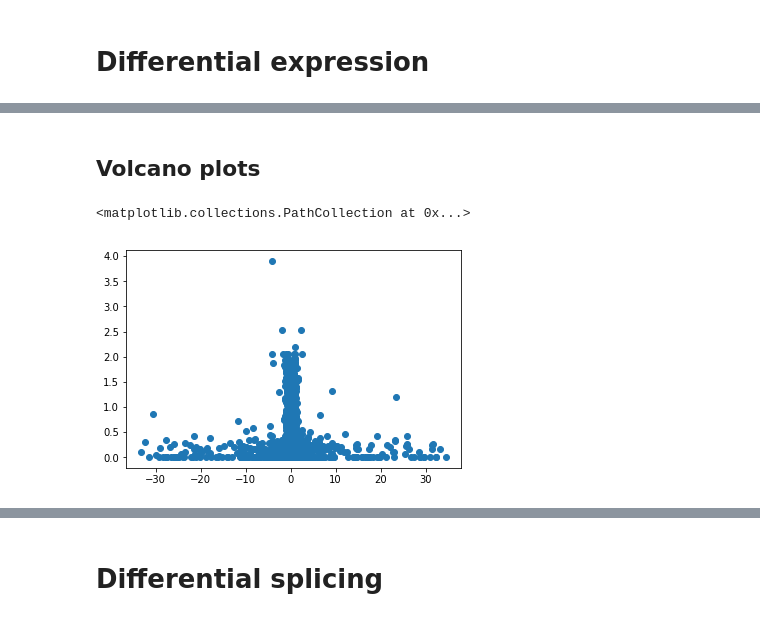
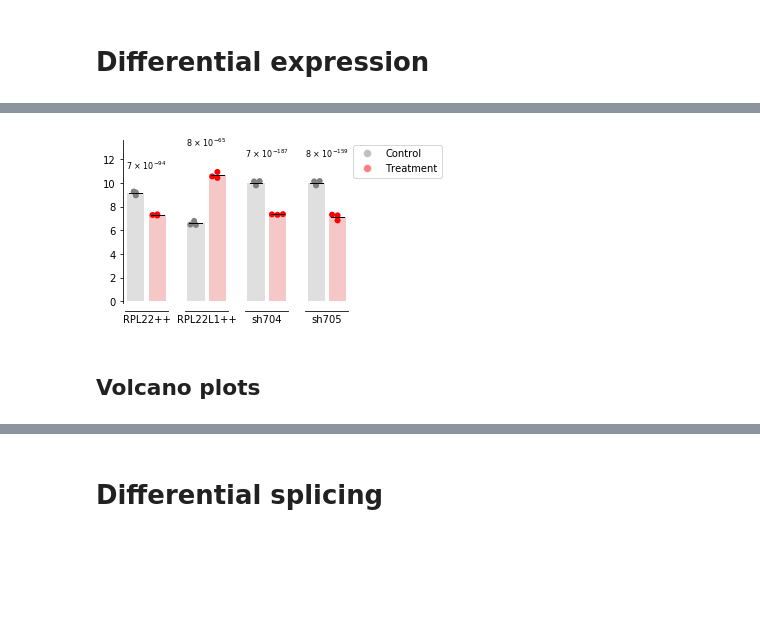
Before and after one commit to kevinhu/mdm4-splicing, a Jupyter notebook: notebooks/fig3_rnaseq.ipynb, the cells around one changed output, grey strips where cells are left out. Cells and saved outputs as stored; diff of their text form; code cells hidden in the pictures; blank space fills up the shorter version.

```diff
--- a/notebooks/fig3_rnaseq.ipynb
+++ b/notebooks/fig3_rnaseq.ipynb
@@ -212,7 +226,6 @@ plot_tpm_dist_all("ENST00000463836")
+# %%
+plot_tpm_dist_all("ENSG00000163584","gene")
+# %% [output]
+[figure, added]
 # %% [markdown]
 ## Volcano plots
-# %%
-plt.scatter(-np.log2(rpl22_oe_sleuth["median_foldchange"]),-np.log10(rpl22_oe_sleuth["qval"]))
-# %% [output]
-<matplotlib.collections.PathCollection at 0x...>
-[figure, removed]
```
Also changed, not shown: parts of 9 cells of this notebook, 2 other files.
